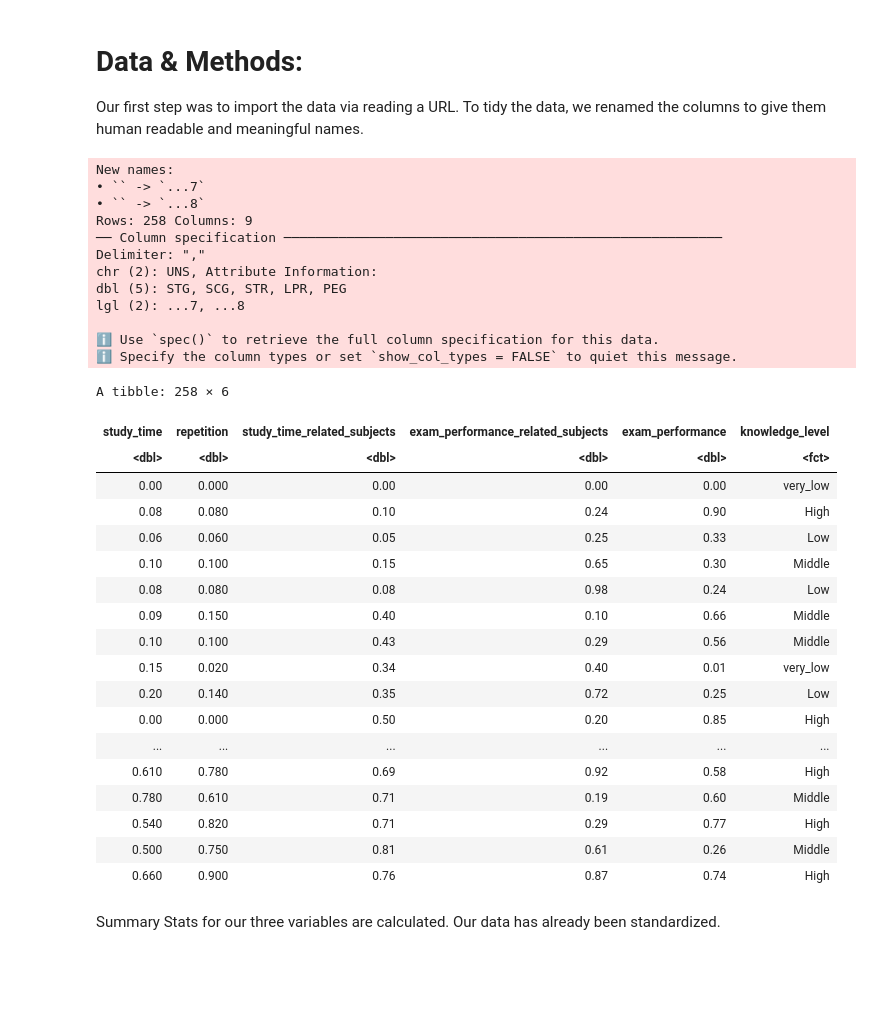
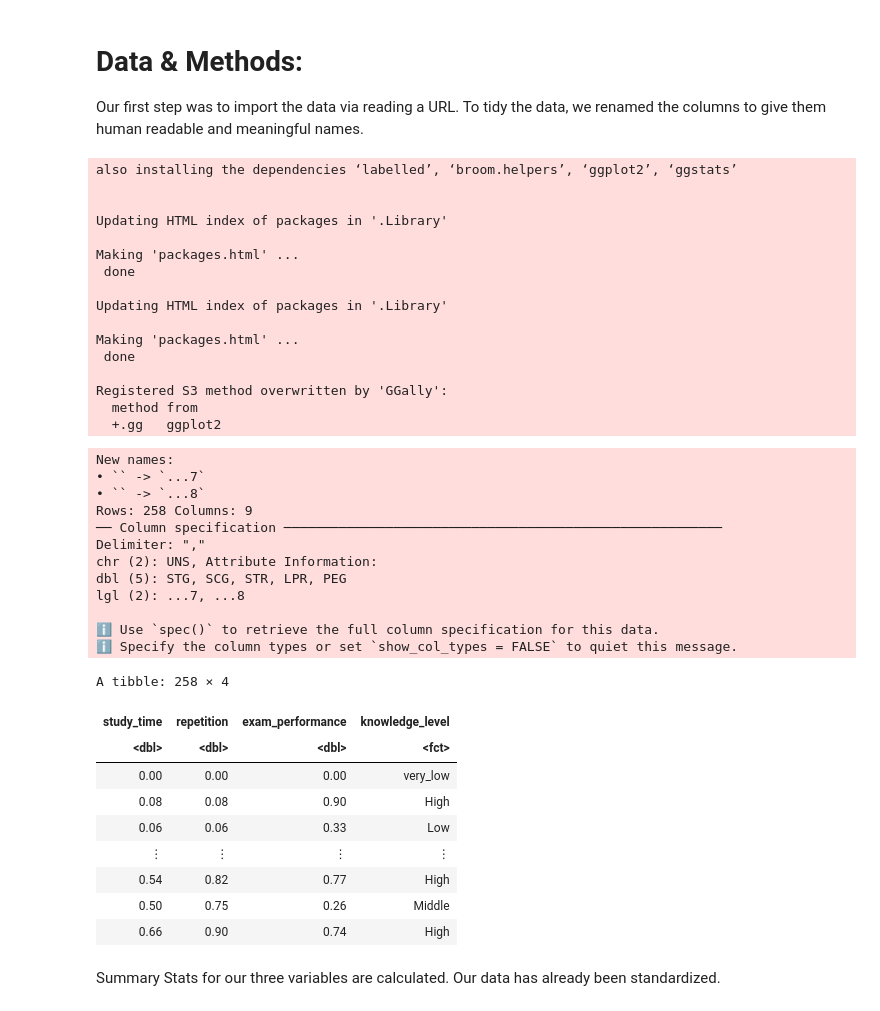
Before and after one commit to trinityma/dsci100project, a Jupyter notebook: group_project_report.ipynb, the cells around one changed output. Drawn from its saved outputs; the diff is of its cells as text; code cells hidden in the pictures; blank space fills up the shorter version.

```diff
--- a/group_project_report.ipynb
+++ b/group_project_report.ipynb
@@ -4,52 +4,74 @@ insert good intro here
 # %% [markdown]
 # Data & Methods:
 Our first step was to import the data via reading a URL. To tidy the data, we renamed the columns to give them human readable and meaningful names.
+# %%
+### Run this cell before continuing.
+
+install.packages("GGally")
+install.packages("ISLR")
+library(tidyverse)
+library(repr)
+library(tidymodels)
+library(GGally)
+library(ISLR)
+options(repr.matrix.max.rows = 6)
+# %% [output]
+also installing the dependencies ‘labelled’, ‘broom.helpers’, ‘ggplot2’, ‘ggstats’
+
+
+Updating HTML index of packages in '.Library'
+
+Making 'packages.html' ...
+ done
+
+Updating HTML index of packages in '.Library'
+
+Making 'packages.html' ...
+ done
+
+Registered S3 method overwritten by 'GGally':
+  method from
+  +.gg   ggplot2
 # %%
 library(tidyverse)
+
+
 user_knowledge_data <- read_csv("https://raw.githubusercontent.com/trinityma/dsci100project/main/DDData_User_Modeling_Dataset_Hamdi%20Tolga%20KAHRAMAN%202%20(1).csv")
 
 user_knowledge_data <- rename(user_knowledge_data,
        study_time = STG,
        repetition = SCG,
        study_time_related_subjects = STR,
        exam_performance_related_subjects = LPR ,
        exam_performance = PEG ,
        knowledge_level = UNS) |>
     select(study_time:knowledge_level) |>
+select(-study_time_related_subjects, -exam_performance_related_subjects) |>
 mutate(knowledge_level = as.factor(knowledge_level))
 user_knowledge_data
 # %% [output]
 New names:
 • `` -> `...7`
 • `` -> `...8`
 Rows: 258 Columns: 9
 ── Column specification ────────────────────────────────────────────────────────
 Delimiter: ","
 chr (2): UNS, Attribute Information:
 dbl (5): STG, SCG, STR, LPR, PEG
 lgl (2): ...7, ...8
 
 ℹ Use `spec()` to retrieve the full column specification for this data.
 ℹ Specify the column types or set `show_col_types = FALSE` to quiet this message.
-A tibble: 258 × 6
+A tibble: 258 × 4
-| study_time | repetition | study_time_related_subjects | exam_performance_related_subjects | exam_performance | knowledge_level |
-| <dbl> | <dbl> | <dbl> | <dbl> | <dbl> | <fct> |
-| 0.00 | 0.000 | 0.00 | 0.00 | 0.00 | very_low |
-| 0.08 | 0.080 | 0.10 | 0.24 | 0.90 | High |
-| 0.06 | 0.060 | 0.05 | 0.25 | 0.33 | Low |
-| 0.10 | 0.100 | 0.15 | 0.65 | 0.30 | Middle |
-| 0.08 | 0.080 | 0.08 | 0.98 | 0.24 | Low |
-| 0.09 | 0.150 | 0.40 | 0.10 | 0.66 | Middle |
-| 0.10 | 0.100 | 0.43 | 0.29 | 0.56 | Middle |
-| 0.15 | 0.020 | 0.34 | 0.40 | 0.01 | very_low |
-| 0.20 | 0.140 | 0.35 | 0.72 | 0.25 | Low |
-| 0.00 | 0.000 | 0.50 | 0.20 | 0.85 | High |
-| ... | ... | ... | ... | ... | ... |
-| 0.610 | 0.780 | 0.69 | 0.92 | 0.58 | High |
-| 0.780 | 0.610 | 0.71 | 0.19 | 0.60 | Middle |
-| 0.540 | 0.820 | 0.71 | 0.29 | 0.77 | High |
-| 0.500 | 0.750 | 0.81 | 0.61 | 0.26 | Middle |
-| 0.660 | 0.900 | 0.76 | 0.87 | 0.74 | High |
+| study_time | repetition | exam_performance | knowledge_level |
+| <dbl> | <dbl> | <dbl> | <fct> |
+| 0.00 | 0.00 | 0.00 | very_low |
+| 0.08 | 0.08 | 0.90 | High |
+| 0.06 | 0.06 | 0.33 | Low |
+| ⋮ | ⋮ | ⋮ | ⋮ |
+| 0.54 | 0.82 | 0.77 | High |
+| 0.50 | 0.75 | 0.26 | Middle |
+| 0.66 | 0.90 | 0.74 | High |
 # %% [markdown]
 Summary Stats for our three variables are calculated. Our data has already been standardized.
 # %%
```
Also changed, not shown: parts of 3 cells of this notebook.
